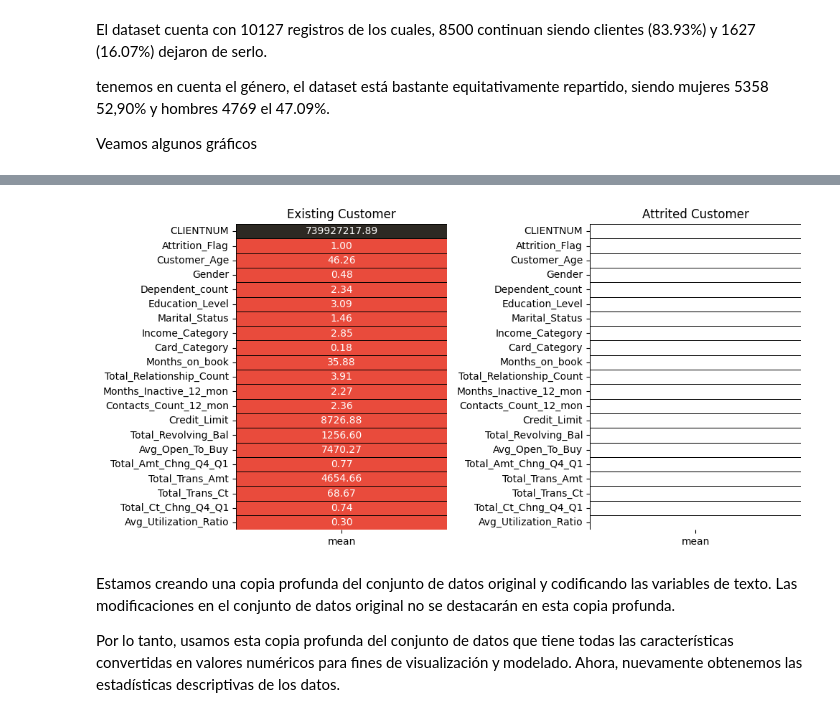
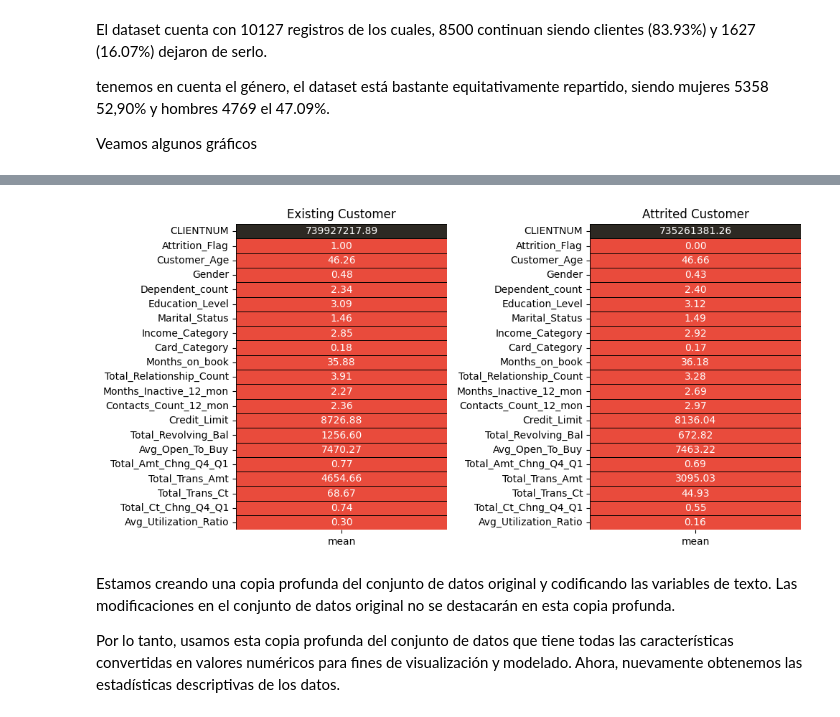
Before and after one commit to SANTONLA/05-EJERCICIOS-PELICULAS, a Jupyter notebook: trabajo_final_modelo.ipynb, the cells around one changed output, grey strips where cells are left out. Cells and saved outputs as stored; diff of their text form; code cells hidden in the pictures.

```diff
--- a/trabajo_final_modelo.ipynb
+++ b/trabajo_final_modelo.ipynb
@@ -70,7 +70,7 @@ import numpy as np # linear algebra
 import pandas as pd # data processing, CSV file I/O (e.g. pd.read_csv)
 # %%
 ##Leemos el dataset
-clientes = pd.read_csv('/content/drive/MyDrive/UNIVERSIDAD/UPNA/CURSO EXPERTO EN ML_UPNA/modulo_2_Machine_learning_aplicado/15_TRABAJO_FINAL/DATA/BankChurners.csv')
+clientes = pd.read_csv('/content/drive/MyDrive/UNIVERSIDAD/UPNA/CURSO EXPERTO EN ML_UPNA/modulo_2_Machine_learning_aplicado/15_TRABAJO_FINAL/TFE_CHURN_CUSTOMERS_SANTON/DATA_LOGO/BankChurners.csv')
 clientes.head(10)
 # %% [output]
 |  | CLIENTNUM | Attrition_Flag | Customer_Age | Gender | Dependent_count | Education_Level | Marital_Status | ... |
@@ -285,28 +285,28 @@ Education_Level:
 # %%
 #Realizamos una gráfica para ver los promedios de las variables segun si abandono o no el servicio
 import matplotlib.pyplot as plt
 import seaborn as sns
 
 # Filtrar los datos correctamente
 churn = df_copy[df_copy['Attrition_Flag'] == 1].describe().T
-not_churn = df_copy[df['Attrition_Flag'] == 0].describe().T
+not_churn = df_copy[df_copy['Attrition_Flag'] == 0].describe().T
 
 colors = ['#E94B3C', '#2D2923']
 
 fig, ax = plt.subplots(nrows=1, ncols=2, figsize=(10, 5))
 
 # Gráfico para clientes que abandonaron el servicio
 sns.heatmap(churn[['mean']], annot=True, cmap=colors, linewidths=0.4, linecolor='black', cbar=False, fmt='.2f', ax=ax[0])
 ax[0].set_title('Existing Customer')
 
 # Gráfico para clientes que no abandonaron el servicio
 sns.heatmap(not_churn[['mean']], annot=True, cmap=colors, linewidths=0.4, linecolor='black', cbar=False, fmt='.2f', ax=ax[1])
 ax[1].set_title('Attrited Customer')
 
 plt.tight_layout(pad=1.0)
 plt.show()
 # %% [output]
-[figure, old version]
+[figure, new version]
 # %% [markdown]
 Estamos creando una copia profunda del conjunto de datos original y codificando las variables de texto. Las modificaciones en el conjunto de datos original no se destacarán en esta copia profunda.
 
```
Also changed, not shown: parts of 24 cells of this notebook.
